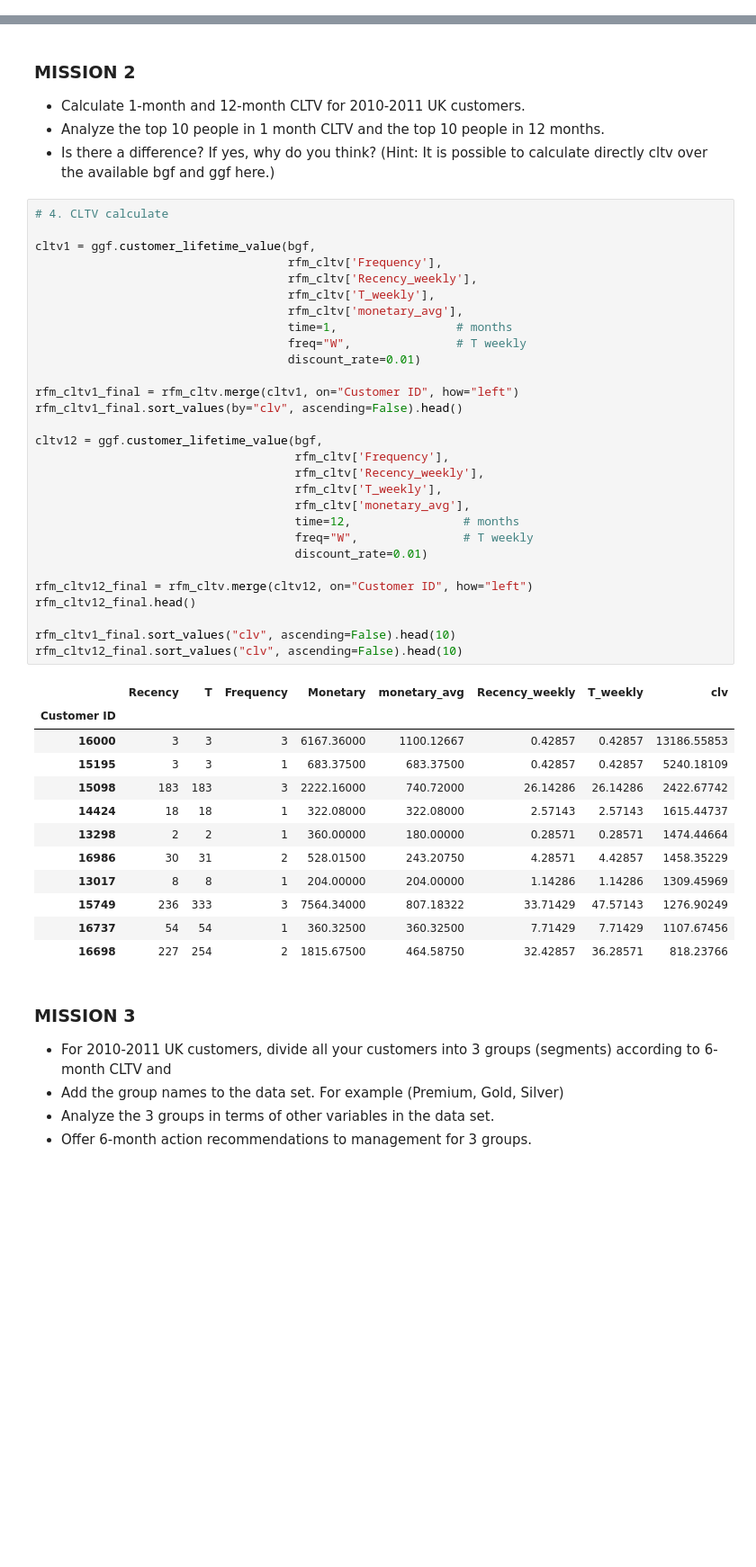
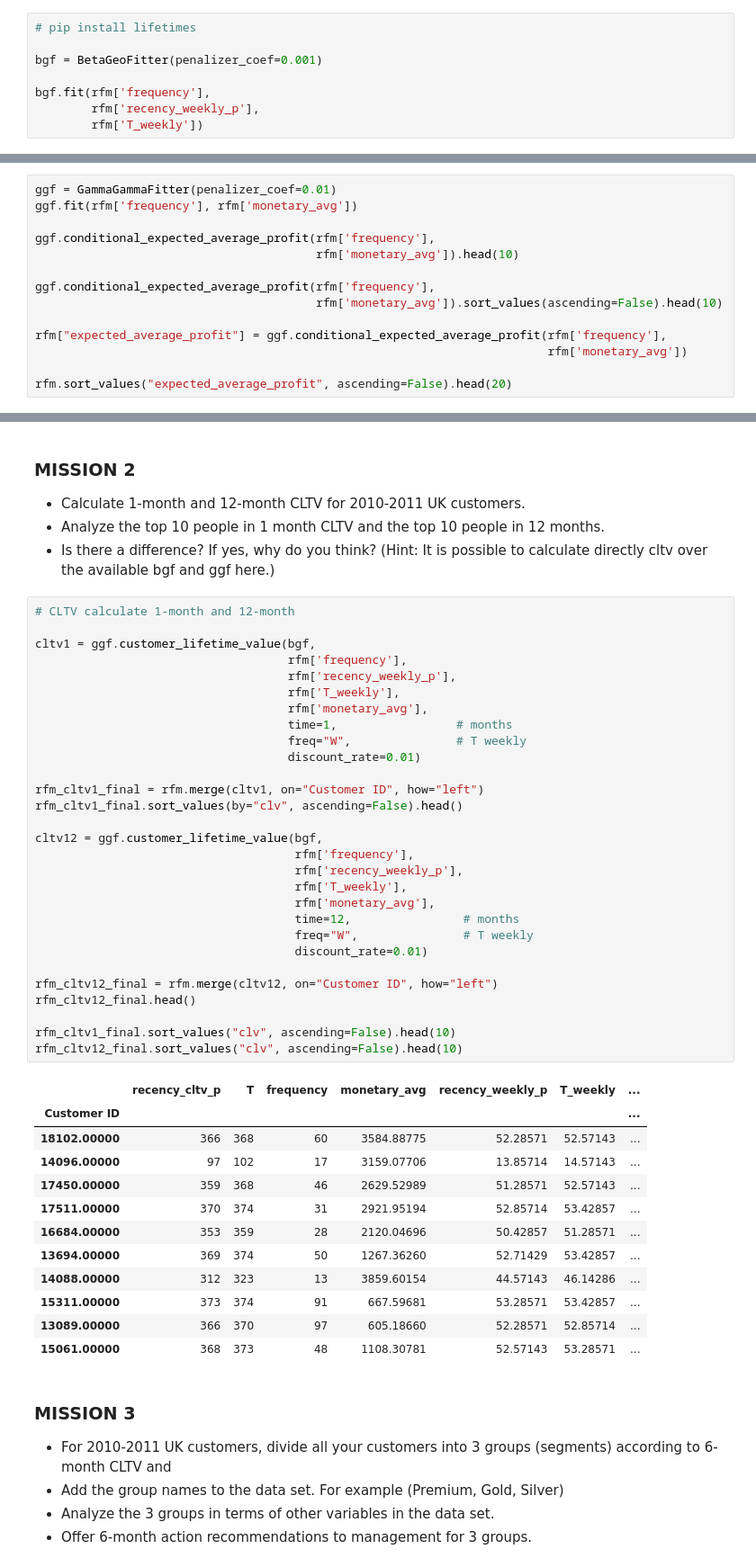
Before and after one commit to mathchi/DS_Customer-Lifetime-Value-Prediction-Project_CLTV, a Jupyter notebook: CLTV_PREDICT_notebook_ENG.ipynb, the cells around one changed output, grey strips where cells are left out. Shown at 90% size. Saved outputs shown, nothing was run; the diff lists cells and outputs as text; blank space fills up the shorter version.

Commit message:
CLTV Updated

```diff
--- a/CLTV_PREDICT_notebook_ENG.ipynb
+++ b/CLTV_PREDICT_notebook_ENG.ipynb
@@ -174,3 +127,11 @@ rfm_cltv_final.sort_values(by="clv", ascending=False).head(50)
+# %%
+# pip install lifetimes
+
+bgf = BetaGeoFitter(penalizer_coef=0.001)
+
+bgf.fit(rfm['frequency'],
+        rfm['recency_weekly_p'],
+        rfm['T_weekly'])
 # %% [markdown]
 #### Who are the top 10 customers we expect to buy in 1 week?
 # %%
@@ -260,0 +187,14 @@ plt.show()
+# %%
+ggf = GammaGammaFitter(penalizer_coef=0.01)
+ggf.fit(rfm['frequency'], rfm['monetary_avg'])
+
+ggf.conditional_expected_average_profit(rfm['frequency'],
+                                        rfm['monetary_avg']).head(10)
+
+ggf.conditional_expected_average_profit(rfm['frequency'],
+                                        rfm['monetary_avg']).sort_values(ascending=False).head(10)
+
+rfm["expected_average_profit"] = ggf.conditional_expected_average_profit(rfm['frequency'],
+                                                                         rfm['monetary_avg'])
+
+rfm.sort_values("expected_average_profit", ascending=False).head(20)
@@ -266,47 +225,47 @@ plt.show()
 - Is there a difference? If yes, why do you think?
 (Hint: It is possible to calculate directly cltv over the available bgf and ggf here.)
 # %%
-# 4. CLTV calculate
+# CLTV calculate 1-month and 12-month
 
 cltv1 = ggf.customer_lifetime_value(bgf,
-                                    rfm_cltv['Frequency'],
-                                    rfm_cltv['Recency_weekly'],
-                                    rfm_cltv['T_weekly'],
-                                    rfm_cltv['monetary_avg'],
+                                    rfm['frequency'],
+                                    rfm['recency_weekly_p'],
+                                    rfm['T_weekly'],
+                                    rfm['monetary_avg'],
                                     time=1,                 # months
                                     freq="W",               # T weekly
                                     discount_rate=0.01)
 
-rfm_cltv1_final = rfm_cltv.merge(cltv1, on="Customer ID", how="left")
+rfm_cltv1_final = rfm.merge(cltv1, on="Customer ID", how="left")
 rfm_cltv1_final.sort_values(by="clv", ascending=False).head()
 
 cltv12 = ggf.customer_lifetime_value(bgf,
-                                     rfm_cltv['Frequency'],
-                                     rfm_cltv['Recency_weekly'],
-                                     rfm_cltv['T_weekly'],
-                                     rfm_cltv['monetary_avg'],
+                                     rfm['frequency'],
+                                     rfm['recency_weekly_p'],
+                                     rfm['T_weekly'],
+                                     rfm['monetary_avg'],
                                      time=12,                # months
                                      freq="W",               # T weekly
                                      discount_rate=0.01)
 
-rfm_cltv12_final = rfm_cltv.merge(cltv12, on="Customer ID", how="left")
+rfm_cltv12_final = rfm.merge(cltv12, on="Customer ID", how="left")
 rfm_cltv12_final.head()
 
 rfm_cltv1_final.sort_values("clv", ascending=False).head(10)
 rfm_cltv12_final.sort_values("clv", ascending=False).head(10)
 # %% [output]
-|  | Recency | T | Frequency | Monetary | monetary_avg | Recency_weekly | T_weekly | clv |
-| Customer ID |  |  |  |  |  |  |  |  |
-| 16000 | 3 | 3 | 3 | 6167.36000 | 1100.12667 | 0.42857 | 0.42857 | 13186.55853 |
-| 15195 | 3 | 3 | 1 | 683.37500 | 683.37500 | 0.42857 | 0.42857 | 5240.18109 |
-| 15098 | 183 | 183 | 3 | 2222.16000 | 740.72000 | 26.14286 | 26.14286 | 2422.67742 |
-| 14424 | 18 | 18 | 1 | 322.08000 | 322.08000 | 2.57143 | 2.57143 | 1615.44737 |
-| 13298 | 2 | 2 | 1 | 360.00000 | 180.00000 | 0.28571 | 0.28571 | 1474.44664 |
-| 16986 | 30 | 31 | 2 | 528.01500 | 243.20750 | 4.28571 | 4.42857 | 1458.35229 |
-| 13017 | 8 | 8 | 1 | 204.00000 | 204.00000 | 1.14286 | 1.14286 | 1309.45969 |
-| 15749 | 236 | 333 | 3 | 7564.34000 | 807.18322 | 33.71429 | 47.57143 | 1276.90249 |
-| 16737 | 54 | 54 | 1 | 360.32500 | 360.32500 | 7.71429 | 7.71429 | 1107.67456 |
-| 16698 | 227 | 254 | 2 | 1815.67500 | 464.58750 | 32.42857 | 36.28571 | 818.23766 |
+|  | recency_cltv_p | T | frequency | monetary_avg | recency_weekly_p | T_weekly | ... |
+| Customer ID |  |  |  |  |  |  | ... |
+| 18102.00000 | 366 | 368 | 60 | 3584.88775 | 52.28571 | 52.57143 | ... |
+| 14096.00000 | 97 | 102 | 17 | 3159.07706 | 13.85714 | 14.57143 | ... |
+| 17450.00000 | 359 | 368 | 46 | 2629.52989 | 51.28571 | 52.57143 | ... |
+| 17511.00000 | 370 | 374 | 31 | 2921.95194 | 52.85714 | 53.42857 | ... |
+| 16684.00000 | 353 | 359 | 28 | 2120.04696 | 50.42857 | 51.28571 | ... |
+| 13694.00000 | 369 | 374 | 50 | 1267.36260 | 52.71429 | 53.42857 | ... |
+| 14088.00000 | 312 | 323 | 13 | 3859.60154 | 44.57143 | 46.14286 | ... |
+| 15311.00000 | 373 | 374 | 91 | 667.59681 | 53.28571 | 53.42857 | ... |
+| 13089.00000 | 366 | 370 | 97 | 605.18660 | 52.28571 | 52.85714 | ... |
+| 15061.00000 | 368 | 373 | 48 | 1108.30781 | 52.57143 | 53.28571 | ... |
 # %% [markdown]
 ### MISSION 3
 
```
Also changed, not shown: parts of 18 cells of this notebook.
